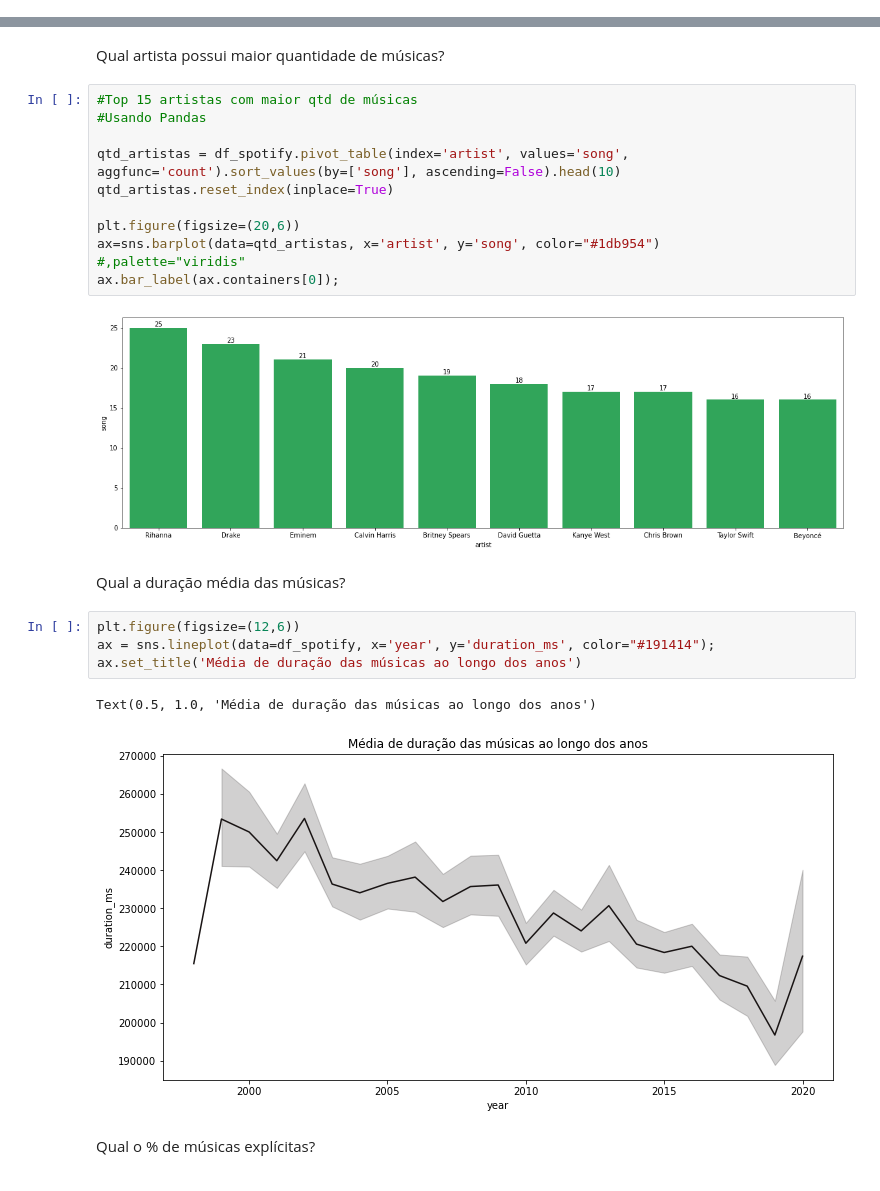
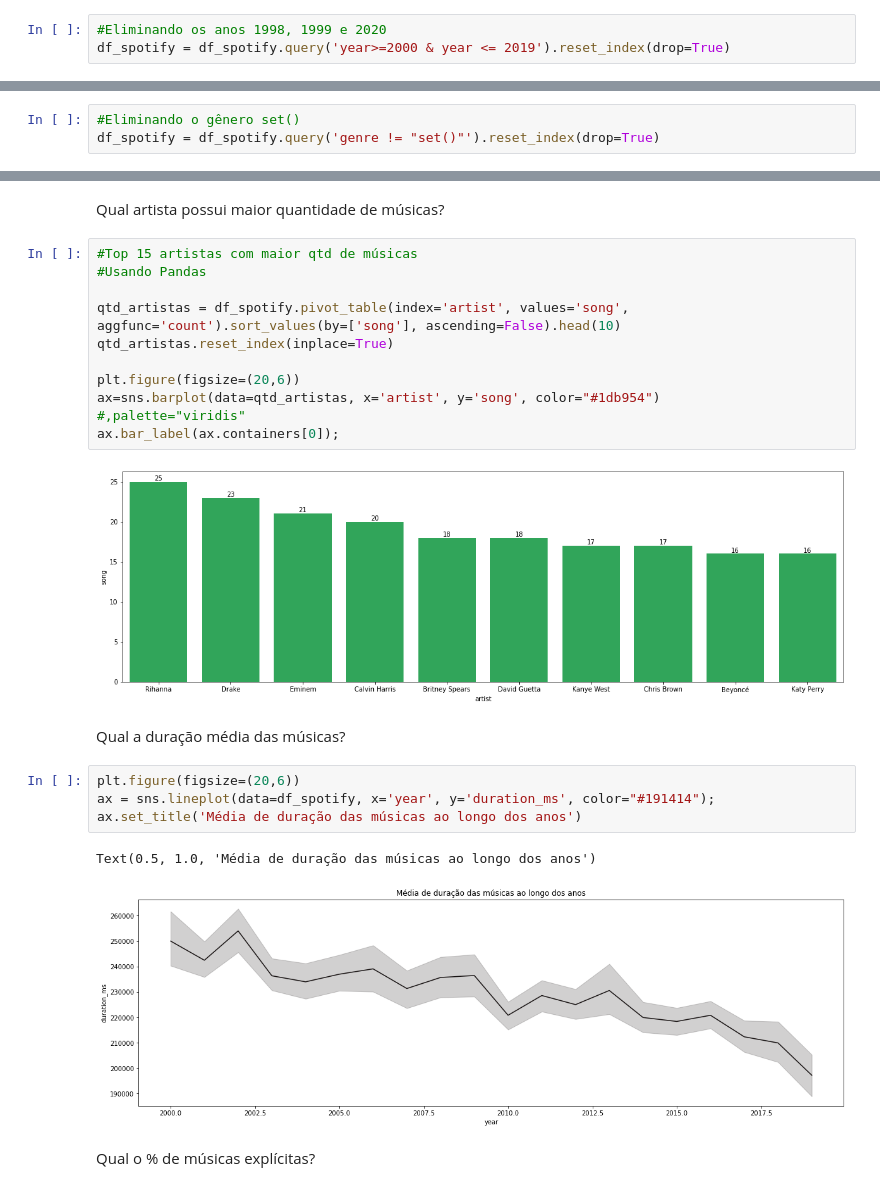
Before and after one commit to lucallegari/project02, a Jupyter notebook: Spotify/solution.ipynb, the cells around one changed output, grey strips where cells are left out. Drawn from its saved outputs; the diff is of its cells as text.

```diff
--- a/Spotify/solution.ipynb
+++ b/Spotify/solution.ipynb
@@ -173,3 +171,6 @@ plt.title('Média de músicas lançadas por ano')
 # %% [output]
 Text(0.5, 1.0, 'Média de músicas lançadas por ano')
 [figure]
+# %%
+#Eliminando os anos 1998, 1999 e 2020
+df_spotify = df_spotify.query('year>=2000 & year <= 2019').reset_index(drop=True)
@@ -215,0 +226,3 @@ df_genero[0].value_counts().plot(kind='bar', color="#191414");
+# %%
+#Eliminando o gênero set()
+df_spotify = df_spotify.query('genre != "set()"').reset_index(drop=True)
@@ -227,16 +247,16 @@ ax=sns.barplot(data=qtd_artistas, x='artist', y='song', color="#1db954")
 #,palette="viridis"
 ax.bar_label(ax.containers[0]);
 # %% [output]
-[figure, old version]
+[figure, new version]
 # %% [markdown]
 Qual a duração média das músicas?
 # %%
-plt.figure(figsize=(12,6))
+plt.figure(figsize=(20,6))
 ax = sns.lineplot(data=df_spotify, x='year', y='duration_ms', color="#191414");
 ax.set_title('Média de duração das músicas ao longo dos anos')
 # %% [output]
 Text(0.5, 1.0, 'Média de duração das músicas ao longo dos anos')
-[figure, old version]
+[figure, new version]
 # %% [markdown]
 Qual o % de músicas explícitas?
 # %%
```
Also changed, not shown: parts of 16 cells of this notebook.
